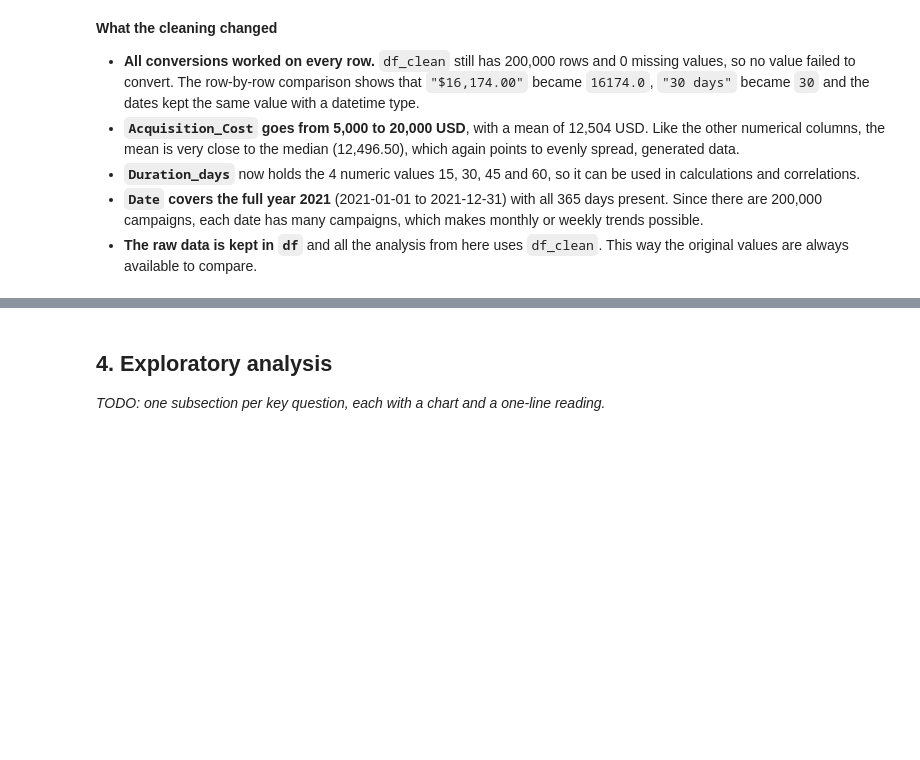
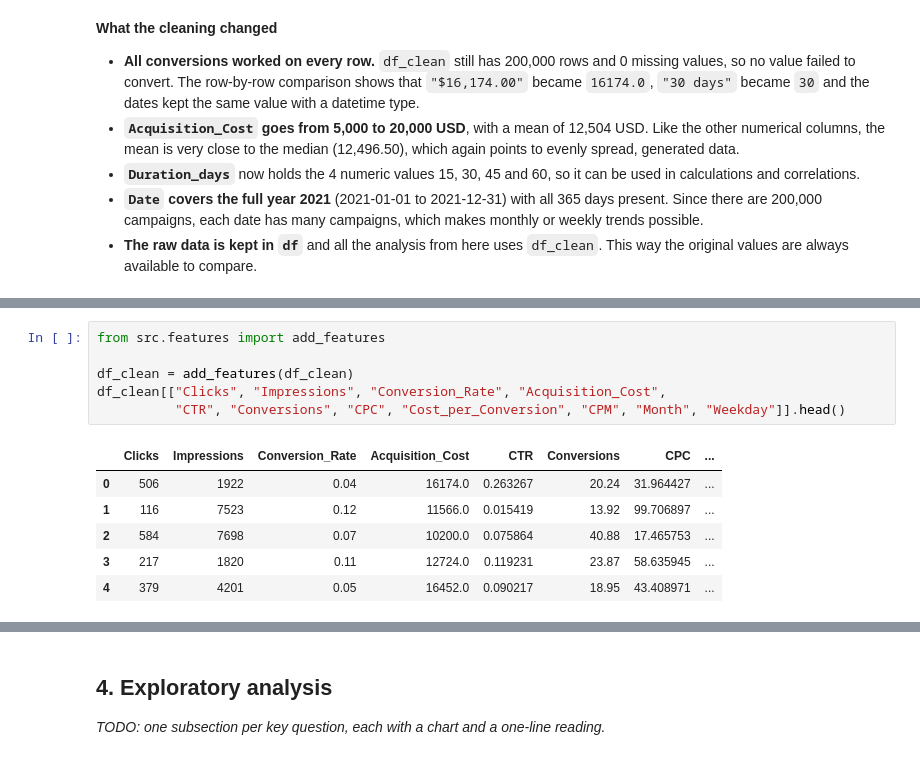
Before and after one commit to IA-P1-BCN/EDA_project_by_Rita, a Jupyter notebook: notebooks/01_eda_marketing_campaigns.ipynb, the cells around one changed output, grey strips where cells are left out. Drawn from its saved outputs; the diff is of its cells as text; blank space fills up the shorter version.

```diff
--- a/notebooks/01_eda_marketing_campaigns.ipynb
+++ b/notebooks/01_eda_marketing_campaigns.ipynb
@@ -266,0 +287,13 @@ Distinct dates: 365
+# %%
+from src.features import add_features
+
+df_clean = add_features(df_clean)
+df_clean[["Clicks", "Impressions", "Conversion_Rate", "Acquisition_Cost",
+          "CTR", "Conversions", "CPC", "Cost_per_Conversion", "CPM", "Month", "Weekday"]].head()
+# %% [output]
+|  | Clicks | Impressions | Conversion_Rate | Acquisition_Cost | CTR | Conversions | CPC | ... |
+| 0 | 506 | 1922 | 0.04 | 16174.0 | 0.263267 | 20.24 | 31.964427 | ... |
+| 1 | 116 | 7523 | 0.12 | 11566.0 | 0.015419 | 13.92 | 99.706897 | ... |
+| 2 | 584 | 7698 | 0.07 | 10200.0 | 0.075864 | 40.88 | 17.465753 | ... |
+| 3 | 217 | 1820 | 0.11 | 12724.0 | 0.119231 | 23.87 | 58.635945 | ... |
+| 4 | 379 | 4201 | 0.05 | 16452.0 | 0.090217 | 18.95 | 43.408971 | ... |
```
Also changed, not shown: parts of 4 cells of this notebook, 2 other files.
